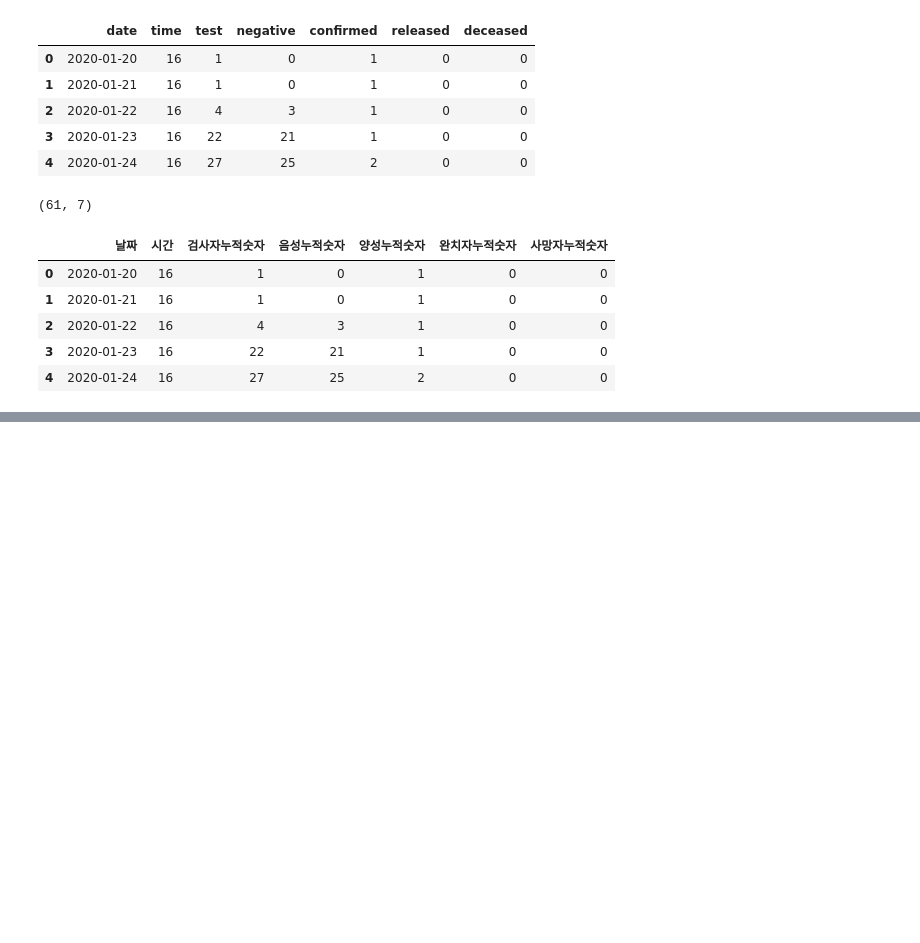
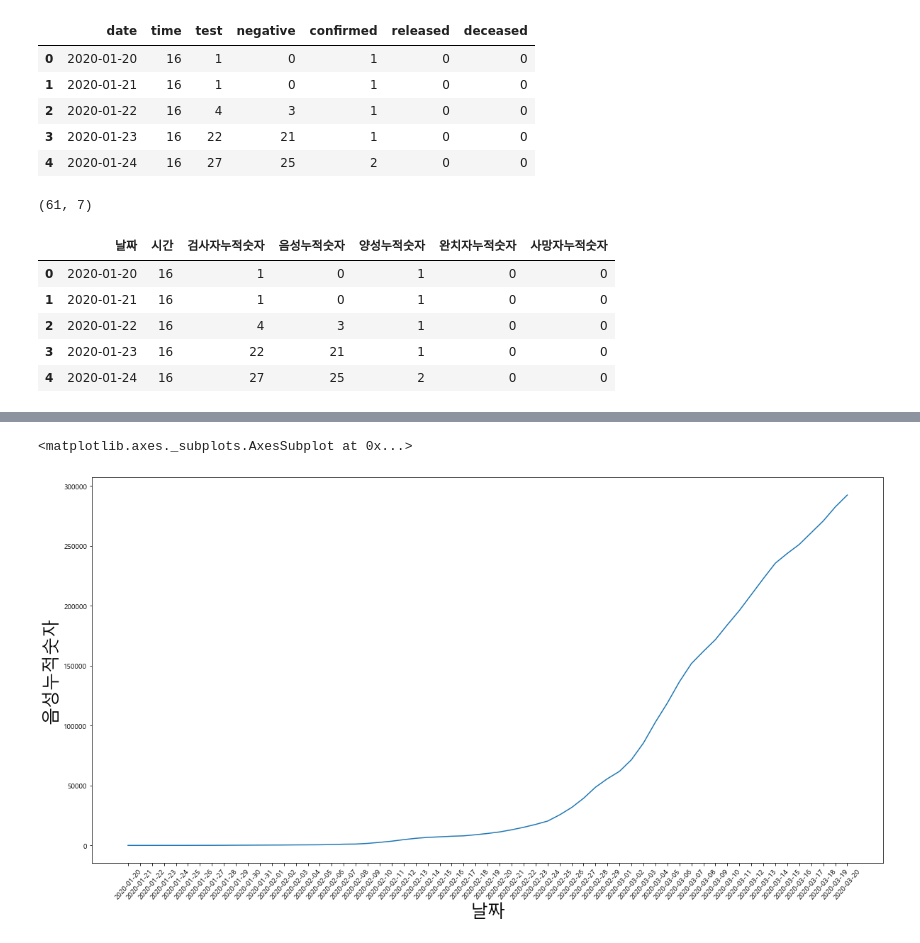
Before and after one commit to young-hun-jo/KaggleStruggle, a Jupyter notebook: covid_19/Dacon_covid19.ipynb, the cells around one changed output, grey strips where cells are left out. Drawn from its saved outputs; the diff is of its cells as text; code cells hidden in the pictures; blank space fills up the shorter version.

```diff
--- a/covid_19/Dacon_covid19.ipynb
+++ b/covid_19/Dacon_covid19.ipynb
@@ -238,0 +277,3 @@ time.head()
+# %%
+df_neg = time.groupby(['날짜'])['음성누적숫자'].max().reset_index()
+df_neg.head()
@@ -238,0 +287,9 @@ time.head()
+# %%
+plt.figure(figsize=(20,10))
+plt.xticks(rotation=50)
+plt.xlabel('날짜',fontsize=25)
+plt.ylabel('음성누적숫자', fontsize=25)
+sns.lineplot(data=df_neg, x='날짜', y='음성누적숫자')
+# %% [output]
+<matplotlib.axes._subplots.AxesSubplot at 0x...>
+[figure, added]
```
Also changed, not shown: parts of 22 cells of this notebook.
